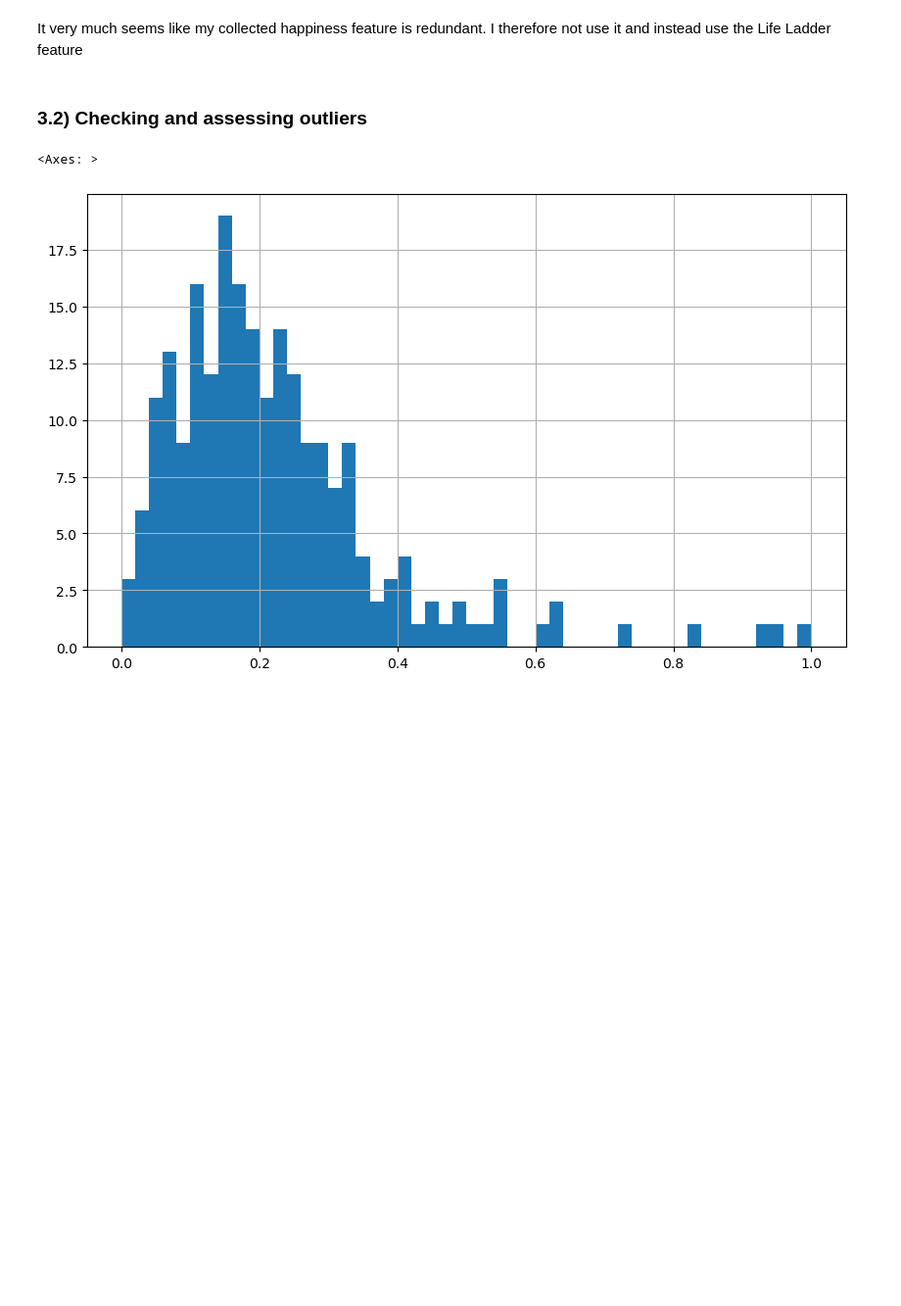
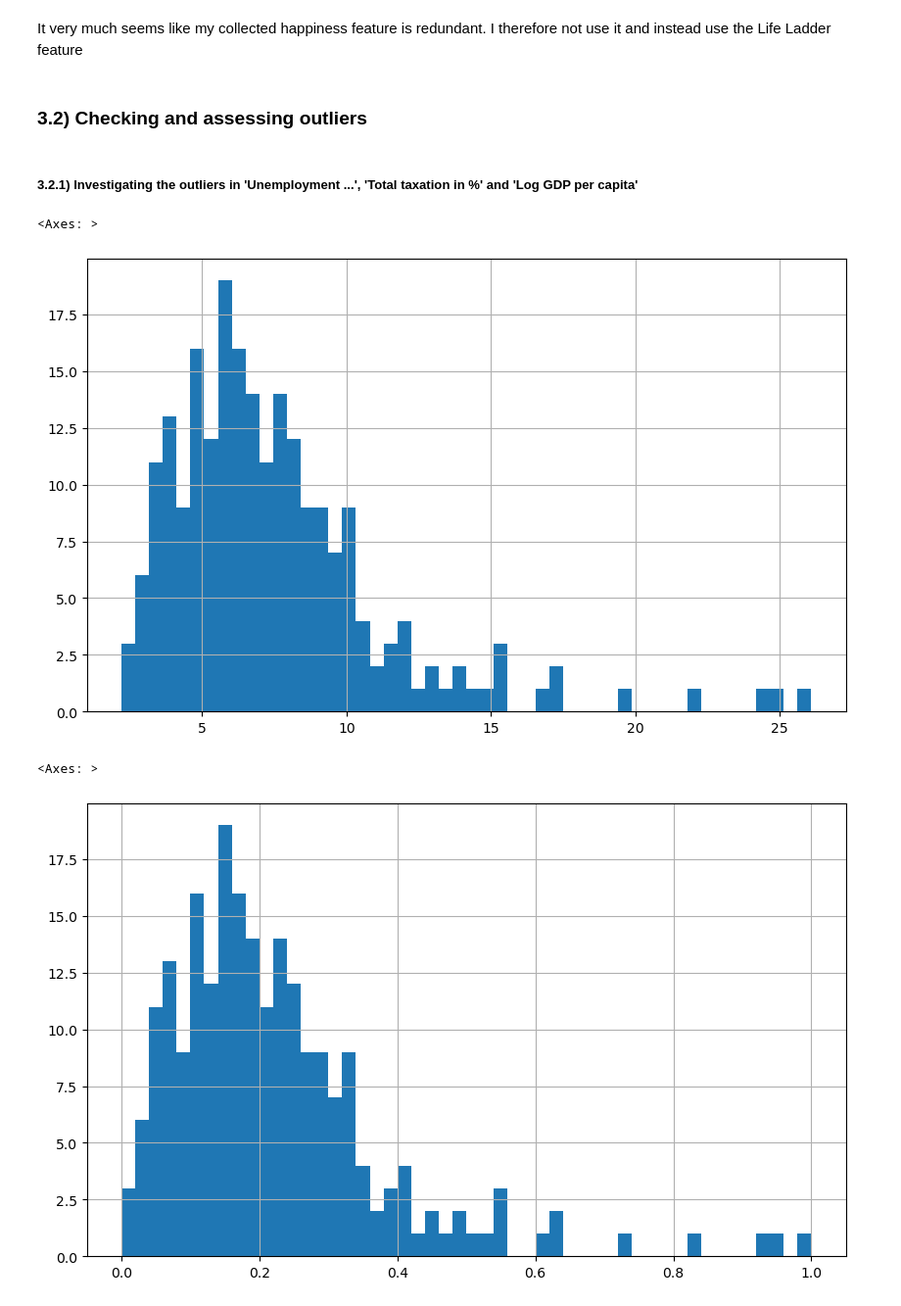
Before and after one commit to TRossen89/BI_Exam, a Jupyter notebook: all_data_df.ipynb, the cells around one changed output. Shown: that part at 98% size. Drawn from its saved outputs; the diff is of its cells as text; code cells hidden in the pictures; blank space fills up the shorter version.

```diff
--- a/all_data_df.ipynb
+++ b/all_data_df.ipynb
@@ -296,11 +298,11 @@ minmax_scaler = MinMaxScaler()
 numerical_cols = df.select_dtypes(include=['float64']).columns
 categorical_cols = df.select_dtypes(include=['object','int64']).columns
 
-df[numerical_cols] = minmax_scaler.fit_transform(df[numerical_cols])
+df_scaled = df.copy()  #
+df_scaled[numerical_cols] = minmax_scaler.fit_transform(df[numerical_cols])
 
-# Fit and transform the data
-#pd.DataFrame(minmax_scaler.fit_transform(df.drop(columns=["Country", "Year"])), columns=df.drop(columns=["Country", "Year"]).columns)
-df.head()
+
+df_scaled.head()
 # %% [output]
 |  | Country | Year | Life Ladder | Log GDP per capita | Social support | Healthy life expectancy at birth | ... |
 | 0 | Austria | 2012 | 0.847579 | 0.505991 | 0.736295 | 0.712871 | ... |
@@ -311,14 +313,14 @@ df.head()
 # %% [markdown]
 ##### 3.1.2) Calculating the summarized happiness feature and storing in a new df
 # %%
-df['Mean positive happinnes measures'] = df[['Life Ladder', 'Social support', 'Healthy life expectancy at birth', 'Freedom to make life choices', 'Generosity', 'Positive affect']].mean(axis=1)
-df['Mean negative happinnes measures'] = df[['Perceptions of corruption', 'Negative affect']].mean(axis=1)
-df['Mean poshap without Life Ladder'] = df[['Social support', 'Healthy life expectancy at birth', 'Freedom to make life choices', 'Generosity', 'Positive affect']].mean(axis=1)
+df_scaled['Mean positive happinnes measures'] = df_scaled[['Life Ladder', 'Social support', 'Healthy life expectancy at birth', 'Freedom to make life choices', 'Generosity', 'Positive affect']].mean(axis=1)
+df_scaled['Mean negative happinnes measures'] = df_scaled[['Perceptions of corruption', 'Negative affect']].mean(axis=1)
+df_scaled['Mean poshap without Life Ladder'] = df_scaled[['Social support', 'Healthy life expectancy at birth', 'Freedom to make life choices', 'Generosity', 'Positive affect']].mean(axis=1)
 
-df['Collected happiness measure'] = df['Mean positive happinnes measures'] - df['Mean negative happinnes measures']
-df['Collected happiness measure no Life Ladder'] = df['Mean poshap without Life Ladder'] - df['Mean negative happinnes measures']
+df_scaled['Collected happiness measure'] = df_scaled['Mean positive happinnes measures'] - df_scaled['Mean negative happinnes measures']
+df_scaled['Collected happiness measure no Life Ladder'] = df_scaled['Mean poshap without Life Ladder'] - df_scaled['Mean negative happinnes measures']
 
-df.head()
+df_scaled.head()
 # %% [output]
 |  | Country | Year | Life Ladder | Log GDP per capita | Social support | Healthy life expectancy at birth | ... |
 | 0 | Austria | 2012 | 0.847579 | 0.505991 | 0.736295 | 0.712871 | ... |
@@ -353,6 +355,13 @@ plt.show()
 It very much seems like my collected happiness feature is redundant. I therefore not use it and instead use the Life Ladder feature
 # %% [markdown]
 ### 3.2) Checking and assessing outliers
+# %% [markdown]
+##### 3.2.1) Investigating the outliers in 'Unemployment ...', 'Total taxation in %' and 'Log GDP per capita'
+# %%
+df["Unemployment as percentage of labour force"].hist(bins=50, figsize=(10,6))
+# %% [output]
+<Axes: >
+[figure, added]
 # %%
 simple_df["Unemployment as percentage of labour force"].hist(bins=50, figsize=(10,6))
 # %% [output]
```
Also changed, not shown: parts of 26 cells of this notebook, 1 other file.
